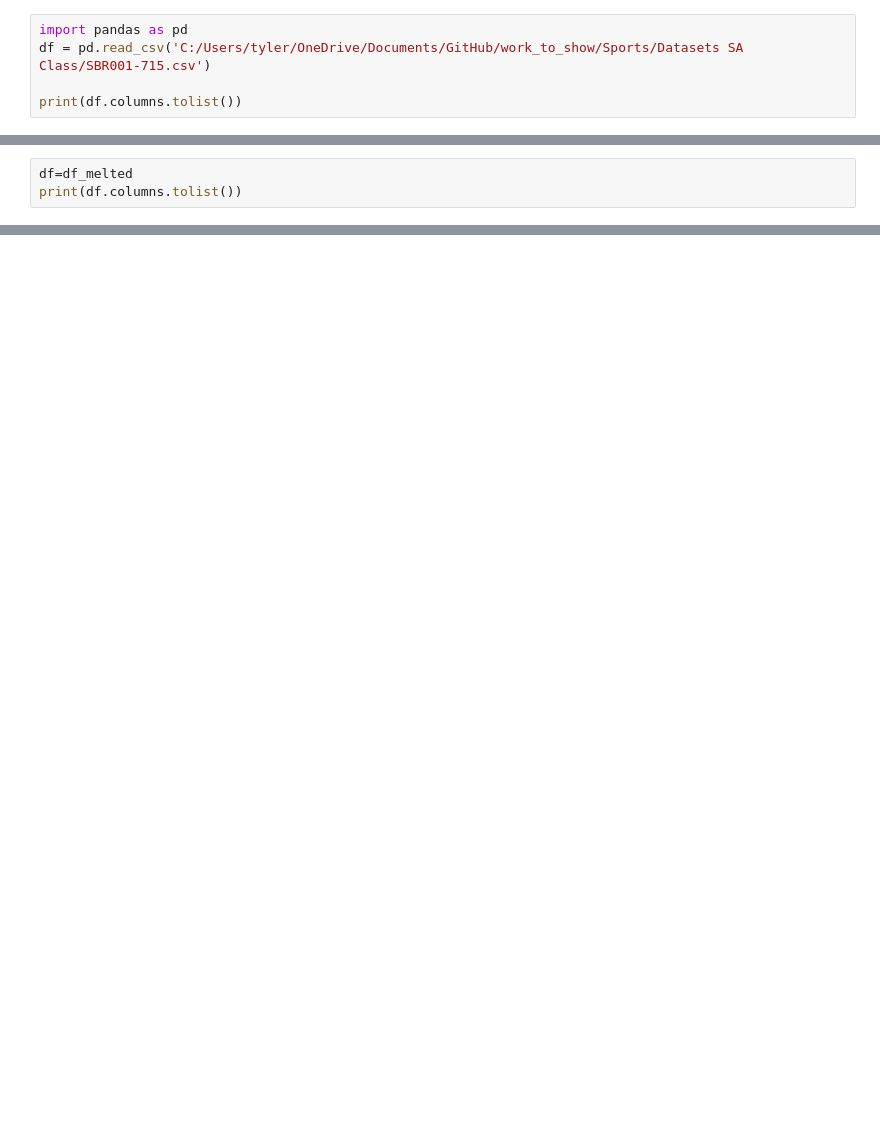
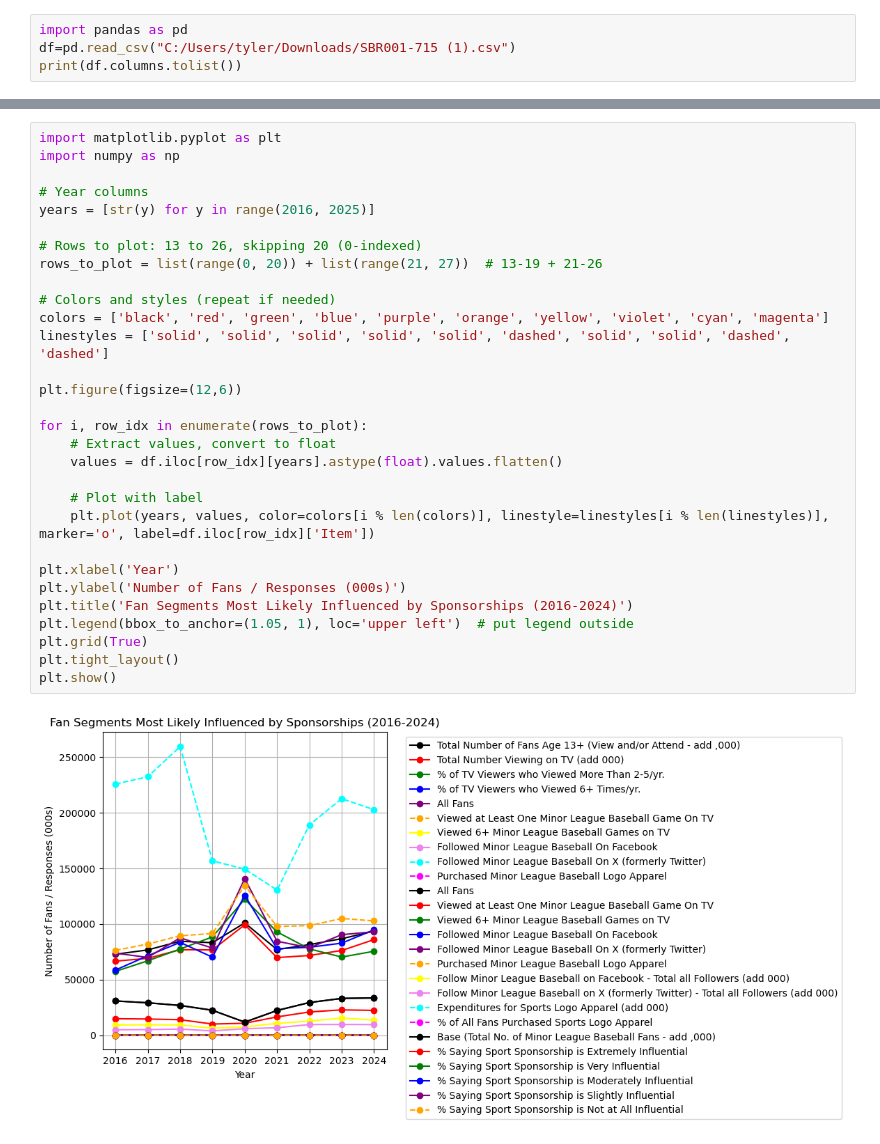
Before and after one commit to tylerparker22/work_to_show, a Jupyter notebook: Sports/Datasets SA Class/practice dataset 4.ipynb, the cells around one changed output, grey strips where cells are left out. Drawn from its saved outputs; the diff is of its cells as text; blank space fills up the shorter version.

```diff
--- a/Sports/Datasets SA Class/practice dataset 4.ipynb
+++ b/Sports/Datasets SA Class/practice dataset 4.ipynb
@@ -1,6 +1,5 @@
 # %%
 import pandas as pd
-df = pd.read_csv('C:/Users/tyler/OneDrive/Documents/GitHub/work_to_show/Sports/Datasets SA Class/SBR001-715.csv')
-
+df=pd.read_csv("C:/Users/tyler/Downloads/SBR001-715 (1).csv")
 print(df.columns.tolist())
 # %% [output]
@@ -37,3 +52,0 @@ print(df_melted)
-# %%
-df=df_melted
-print(df.columns.tolist())
@@ -53,0 +76,32 @@ name.describe()
+# %%
+import matplotlib.pyplot as plt
+import numpy as np
+
+# Year columns
+years = [str(y) for y in range(2016, 2025)]
+
+# Rows to plot: 13 to 26, skipping 20 (0-indexed)
+rows_to_plot = list(range(0, 20)) + list(range(21, 27))  # 13-19 + 21-26
+
+# Colors and styles (repeat if needed)
+colors = ['black', 'red', 'green', 'blue', 'purple', 'orange', 'yellow', 'violet', 'cyan', 'magenta']
+linestyles = ['solid', 'solid', 'solid', 'solid', 'solid', 'dashed', 'solid', 'solid', 'dashed', 'dashed']
+
+plt.figure(figsize=(12,6))
+
+for i, row_idx in enumerate(rows_to_plot):
+    # Extract values, convert to float
+    values = df.iloc[row_idx][years].astype(float).values.flatten()
+
+    # Plot with label
+    plt.plot(years, values, color=colors[i % len(colors)], linestyle=linestyles[i % len(linestyles)], marker='o', label=df.iloc[row_idx]['Item'])
+
+plt.xlabel('Year')
+plt.ylabel('Number of Fans / Responses (000s)')
+plt.title('Fan Segments Most Likely Influenced by Sponsorships (2016-2024)')
+plt.legend(bbox_to_anchor=(1.05, 1), loc='upper left')  # put legend outside
+plt.grid(True)
+plt.tight_layout()
+plt.show()
+# %% [output]
+[figure, added]
```
Also changed, not shown: parts of 23 cells of this notebook, 29 other files.
